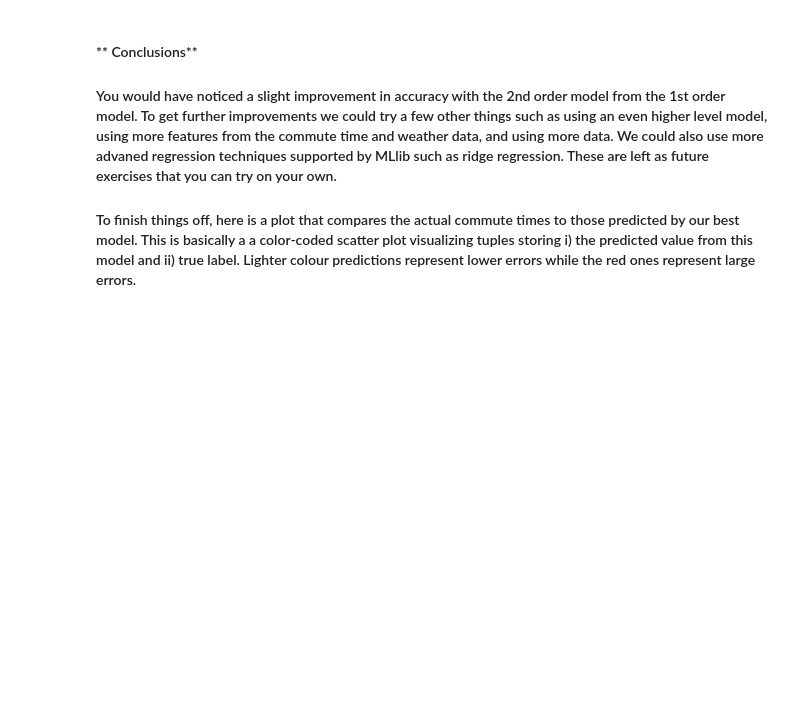
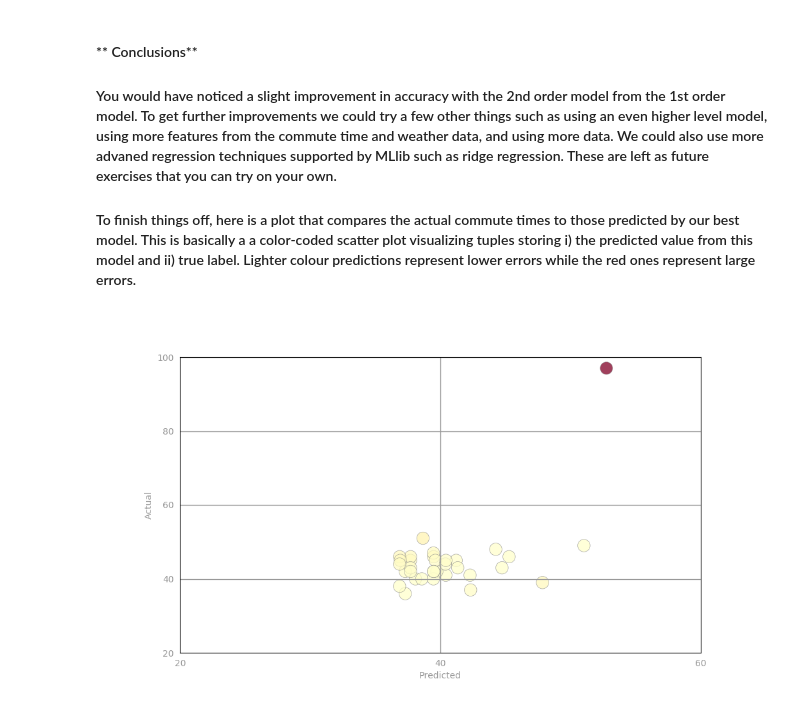
Before and after one commit to brycetshaw/Deerfoot-data-analysis, a Jupyter notebook: part2/SENG501_Spark_Project_2.ipynb, the cells around one changed output. Cells and saved outputs as stored; diff of their text form; code cells hidden in the pictures; blank space fills up the shorter version.

```diff
--- a/part2/SENG501_Spark_Project_2.ipynb
+++ b/part2/SENG501_Spark_Project_2.ipynb
@@ -126,6 +156,6 @@ print desiredWeatherRDD.count()
 #### We have to merge the commute time RDD 'deerfootPairRDD' and the weather RDD 'desiredWeatherRDD'.  Use an appropriate Spark transformation that uses the common key date key in both RDDs.  Print the number of elements and the first 5 elements of the resulting RDD.
 # %%
 # TODO: Replace <FILL IN> with appropriate code
-combinedPairRDD = deerfootPairRDD.<FILL IN>
-print combinedPairRDD.count()
-print combinedPairRDD.take(5)
+combinedPairRDD = deerfootPairRDD.join(desiredWeatherRDD)
+print(combinedPairRDD.count())
+print(combinedPairRDD.take(5))
@@ -345,9 +452,15 @@ def transformOrderTwo(lp):
     Returns:
         LabeledPoint: The object contains the label and the higher order features
     """
-      <FILL IN>
+    accident_accident = lp.features[0]*lp.features[0]
+    snow_snow = lp.features[1]*lp.features[1]
+    accident_snow = lp.features[0]*lp.features[1]
+    return LabeledPoint(lp.label, [lp.features[0], lp.features[1], accident_accident, snow_snow, accident_snow])
 
-orderTwoParsedSamplePoints = parsedSamplePoints.<FILL IN>
-print orderTwoParsedSamplePoints.take(2)
-normalizedOrderTwoSamplePoints = <FILL IN>
-print normalizedOrderTwoSamplePoints.take(2)
+
+orderTwoParsedSamplePoints = parsedSamplePoints.map(transformOrderTwo)
+feature_mean = []
+feature_standard =[]
+print(orderTwoParsedSamplePoints.take(2))
+normalizedOrderTwoSamplePoints = getNormalizedRDD(orderTwoParsedSamplePoints)
+print(normalizedOrderTwoSamplePoints.take(2))
@@ -357,11 +473,11 @@ print normalizedOrderTwoSamplePoints.take(2)
 # %%
 # TODO: Replace <FILL IN> with appropriate code
 weights = [.8, .2]
-seed = 42
-parsedTrainDataOrderTwo, parsedValDataOrderTwo = normalizedOrderTwoSamplePoints.<FILL IN>
+seed = 40
+parsedTrainDataOrderTwo, parsedValDataOrderTwo = normalizedOrderTwoSamplePoints.randomSplit(weights=weights, seed=seed)
 
-nTrain = <FILL IN>
-nVal = <FILL IN>
+nTrain = parsedTrainDataOrderTwo.count()
+nVal = parsedValDataOrderTwo.count()
 
-print nTrain, nVal, nTrain + nVal
-print normalizedOrderTwoSamplePoints.count()
+print(nTrain, nVal, nTrain + nVal)
+print(normalizedOrderTwoSamplePoints.count())
@@ -369,8 +488,8 @@ print normalizedOrderTwoSamplePoints.count()
 #### ** (3f) Train the 2nd order model using the training set **
 # %%
 # TODO: Replace <FILL IN> with appropriate code
-secondModel = LinearRegressionWithSGD.<FILL IN>
+secondModel = LinearRegressionWithSGD.train(parsedTrainDataOrderTwo, numIters, alpha, miniBatchFrac, None, reg, regType, useIntercept)
 # weightsLR1 stores the model weights; interceptLR1 stores the model intercept
-weightsLR2 = <FILL IN>
-interceptLR2 =  <FILL IN>
-print weightsLR2, interceptLR2
+weightsLR2 = secondModel.weights
+interceptLR2 = secondModel.intercept
+print(weightsLR2, interceptLR2)
@@ -410,31 +535,33 @@ def preparePlot(xticks, yticks, figsize=(10.5, 6), hideLabels=False, gridColor='
     ax.axes.tick_params(labelcolor='#999999', labelsize='10')
     for axis, ticks in [(ax.get_xaxis(), xticks), (ax.get_yaxis(), yticks)]:
         axis.set_ticks_position('none')
         axis.set_ticks(ticks)
         axis.label.set_color('#999999')
         if hideLabels: axis.set_ticklabels([])
     plt.grid(color=gridColor, linewidth=gridWidth, linestyle='-')
     map(lambda position: ax.spines[position].set_visible(False), ['bottom', 'top', 'left', 'right'])
     return fig, ax
 
 predictions = np.asarray(parsedValDataOrderTwo
                          .map(lambda lp: secondModel.predict(lp.features))
                          .collect())
 actual = np.asarray(parsedValDataOrderTwo
                     .map(lambda lp: lp.label)
                     .collect())
 error = np.asarray(parsedValDataOrderTwo
                    .map(lambda lp: (lp.label, secondModel.predict(lp.features)))
-                   .map(lambda (l, p): squaredError(l, p))
+                   .map(lambda x: squaredError(x[0],x[1]))
                    .collect())
 
 norm = Normalize()
 clrs = cmap(np.asarray(norm(error)))[:,0:3]
 
 fig, ax = preparePlot(np.arange(0, 120, 20), np.arange(0, 120, 20))
 ax.set_xlim(20, 60), ax.set_ylim(20, 100)
 plt.scatter(predictions, actual, s=14**2, c=clrs, edgecolors='#888888', alpha=0.75, linewidths=.5)
 ax.set_xlabel('Predicted'), ax.set_ylabel(r'Actual')
 pass
 fig.savefig('temp.png')
 Image(filename='temp.png')
+# %% [output]
+[figure, added]
```
Also changed, not shown: parts of 24 cells of this notebook, 1 other file.
